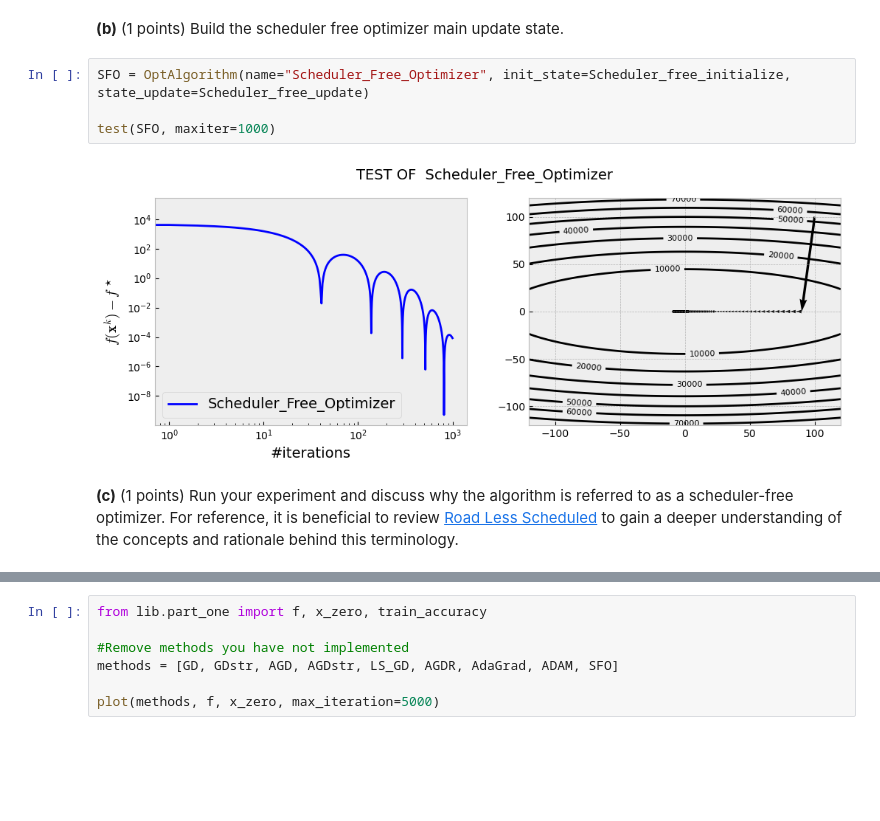
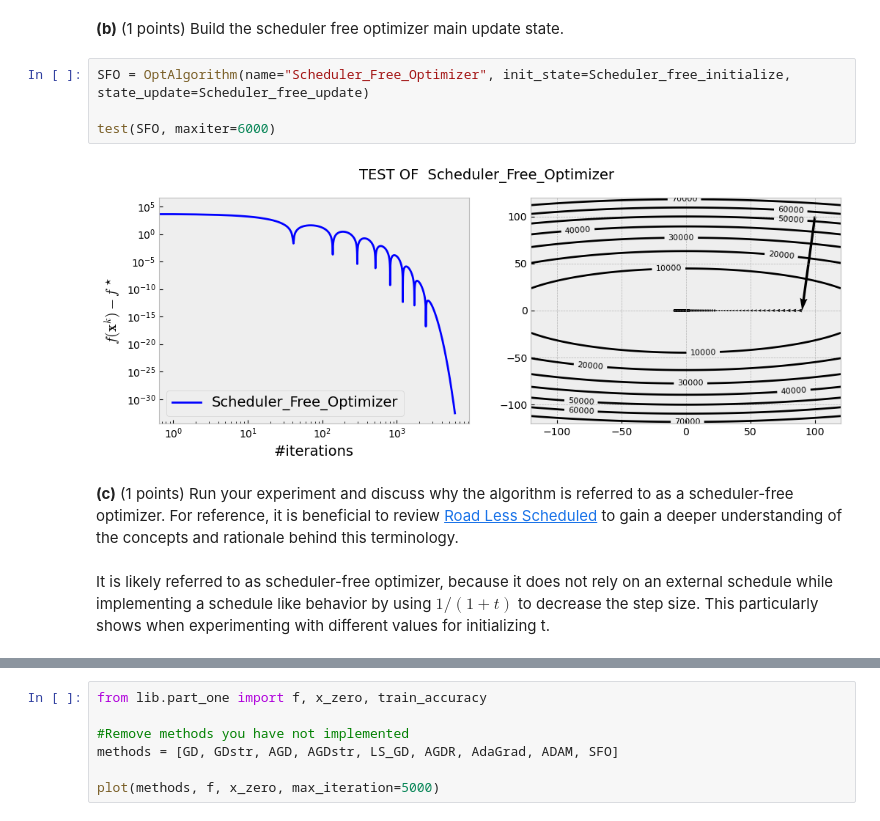
Before and after one commit to uwjht/Math_of_data_HM, a Jupyter notebook: Part 2 - First order methods.ipynb, the cells around one changed output, grey strips where cells are left out. Drawn from its saved outputs; the diff is of its cells as text; blank space fills up the shorter version.

```diff
--- a/Part 2 - First order methods.ipynb
+++ b/Part 2 - First order methods.ipynb
@@ -518,12 +520,14 @@ def Scheduler_free_initialize(f, x_zero):
 # %%
 SFO = OptAlgorithm(name="Scheduler_Free_Optimizer", init_state=Scheduler_free_initialize, state_update=Scheduler_free_update)
 
-test(SFO, maxiter=1000)
+test(SFO, maxiter=6000)
 # %% [output]
-[figure, old version]
+[figure, new version]
 # %% [markdown]
 **(c)** (1 points) Run your experiment and discuss why the algorithm is referred to as a scheduler-free optimizer. For reference, it is beneficial to review [Road Less Scheduled](https://arxiv.org/abs/2405.15682)
  to gain a deeper understanding of the concepts and rationale behind this terminology.
+# %% [markdown]
+It is likely referred to as scheduler-free optimizer, because it does not rely on an external schedule while implementing a schedule like behavior by using $1/(1 + t)$ to decrease the step size. This particularly shows when experimenting with different values for initializing t.
 # %% [markdown]
 ## Running the methods - 1 Point
 
```
Also changed, not shown: parts of 3 cells of this notebook.
